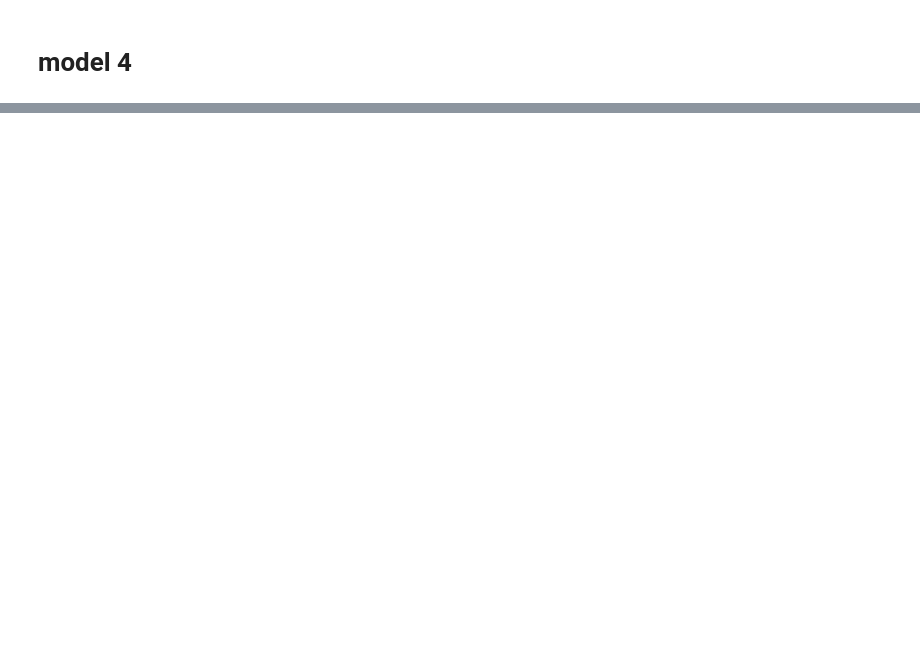
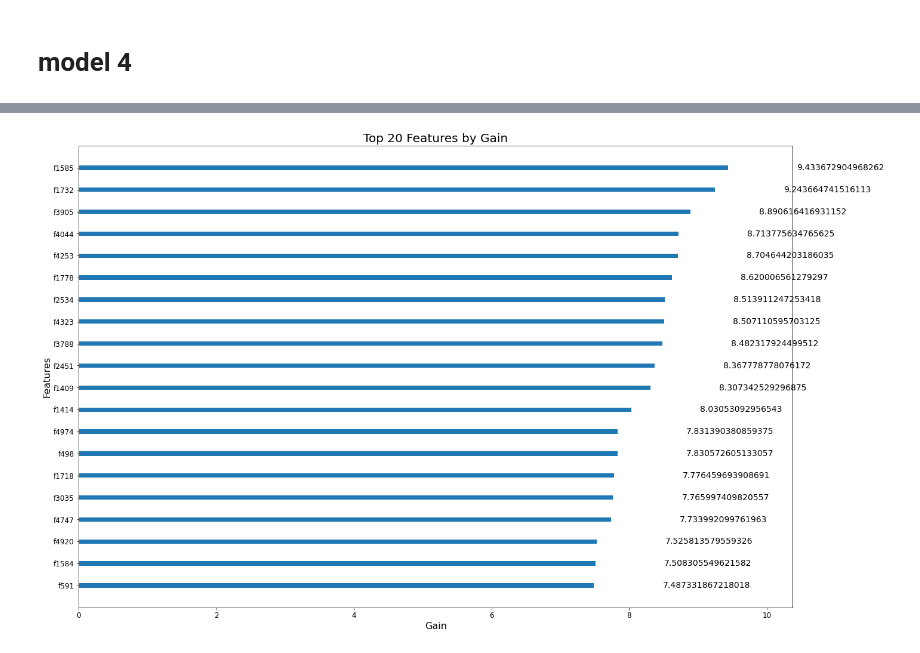
Before and after one commit to rcghpge/version-cv, a Jupyter notebook: notebooks/model4.ipynb, the cells around one changed output, grey strips where cells are left out. Cells and saved outputs as stored; diff of their text form; code cells hidden in the pictures; blank space fills up the shorter version.

```diff
--- a/notebooks/model4.ipynb
+++ b/notebooks/model4.ipynb
@@ -36,0 +116,28 @@ Successfully installed graphviz-0.21
+# %%
+import matplotlib.pyplot as plt
+import xgboost as xgb
+
+# Plog features
+plt.rcParams.update({
+    'font.size': 14,
+    'axes.labelsize': 16,
+    'axes.titlesize': 18,
+    'xtick.labelsize': 12,
+    'ytick.labelsize': 12
+})
+
+fig, ax = plt.subplots(figsize=(20, 12))
+xgb.plot_importance(
+    model,
+    ax=ax,
+    importance_type='gain',
+    max_num_features=20,
+    title='Top 20 Features by Gain',
+    xlabel='Gain',
+    grid=False
+)
+plt.title("Top 20 Features by Gain", fontsize=20)
+plt.tight_layout()
+plt.show()
+# %% [output]
+[figure, added]
```
Also changed, not shown: parts of 17 cells of this notebook, 2 other files.
